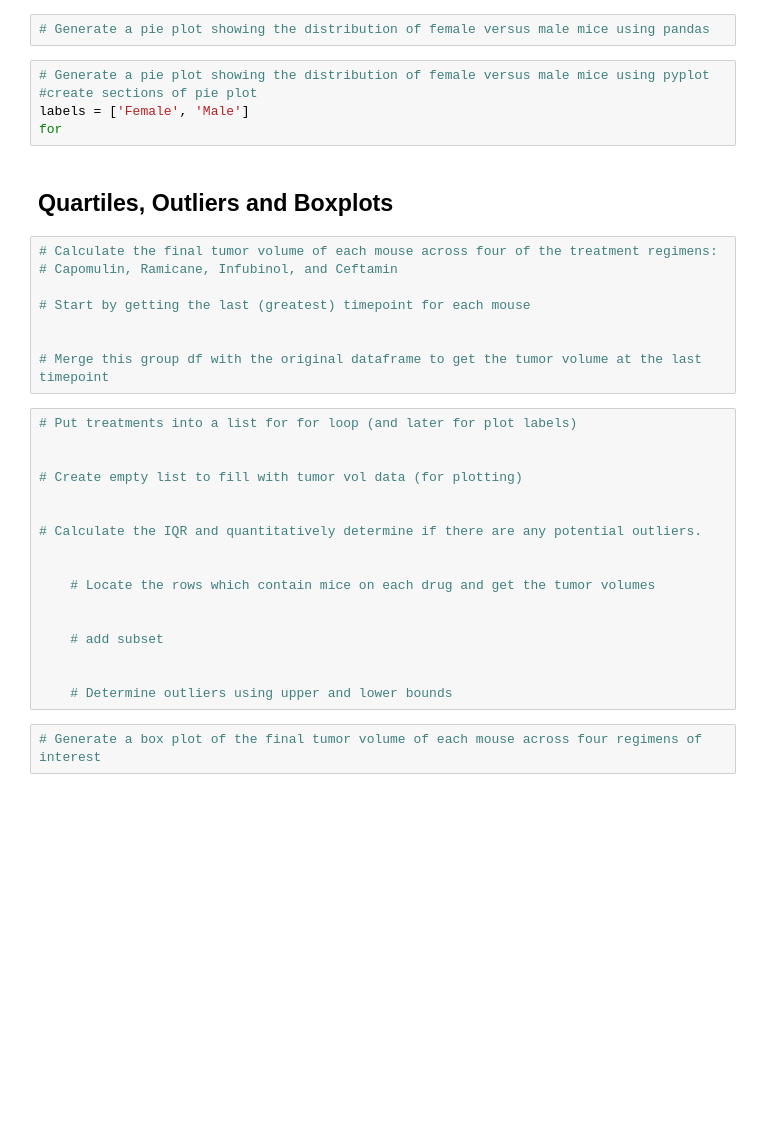
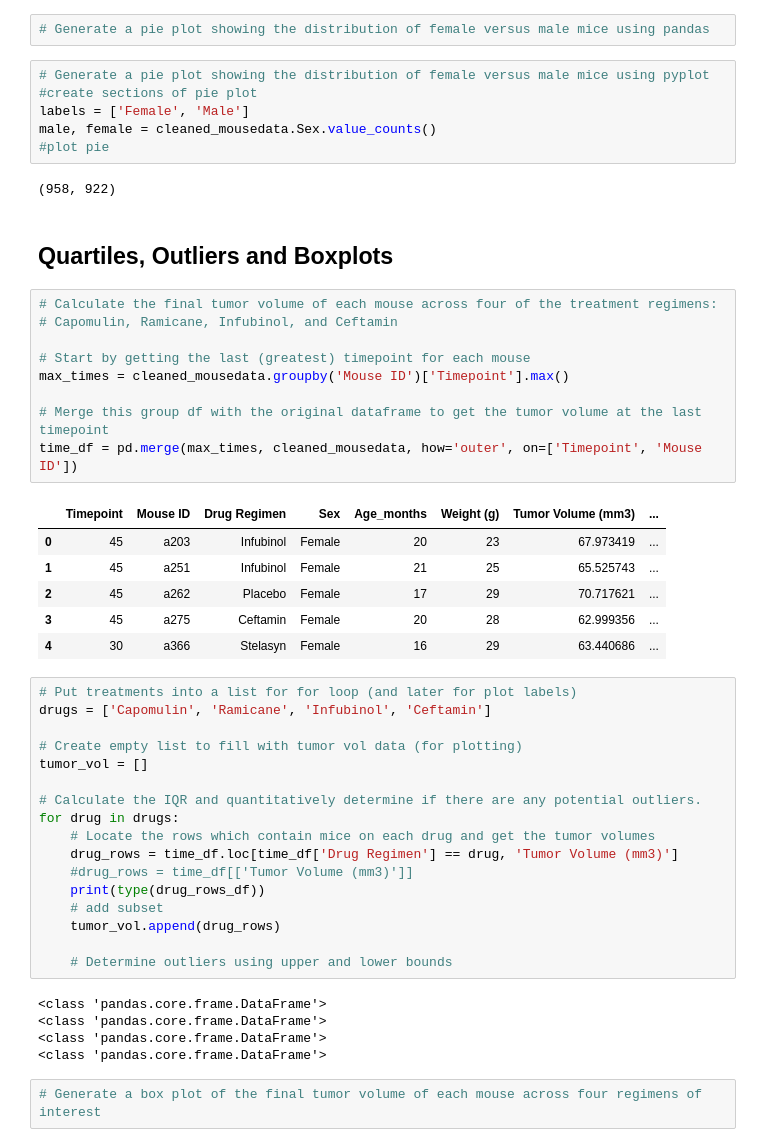
Before and after one commit to NoniBell/pyPharm-challenge, a Jupyter notebook: pymaceuticals_starter.ipynb, the cells around one changed output. Saved outputs shown, nothing was run; the diff lists cells and outputs as text; blank space fills up the shorter version.

Commit message:
finished tutoring session discussing useful pandas functions

```diff
--- a/pymaceuticals_starter.ipynb
+++ b/pymaceuticals_starter.ipynb
@@ -167,34 +161,50 @@ SyntaxError: invalid syntax (<ipython-input-38-7092026a65ba>, line 7)
 # Generate a pie plot showing the distribution of female versus male mice using pyplot
 #create sections of pie plot
 labels = ['Female', 'Male']
-for
+male, female = cleaned_mousedata.Sex.value_counts()
+#plot pie
+# %% [output]
+(958, 922)
 # %% [markdown]
 ## Quartiles, Outliers and Boxplots
 # %%
 # Calculate the final tumor volume of each mouse across four of the treatment regimens:
 # Capomulin, Ramicane, Infubinol, and Ceftamin
 
 # Start by getting the last (greatest) timepoint for each mouse
-
+max_times = cleaned_mousedata.groupby('Mouse ID')['Timepoint'].max()
 
 # Merge this group df with the original dataframe to get the tumor volume at the last timepoint
+time_df = pd.merge(max_times, cleaned_mousedata, how='outer', on=['Timepoint', 'Mouse ID'])
+# %% [output]
+|  | Timepoint | Mouse ID | Drug Regimen | Sex | Age_months | Weight (g) | Tumor Volume (mm3) | ... |
+| 0 | 45 | a203 | Infubinol | Female | 20 | 23 | 67.973419 | ... |
+| 1 | 45 | a251 | Infubinol | Female | 21 | 25 | 65.525743 | ... |
+| 2 | 45 | a262 | Placebo | Female | 17 | 29 | 70.717621 | ... |
+| 3 | 45 | a275 | Ceftamin | Female | 20 | 28 | 62.999356 | ... |
+| 4 | 30 | a366 | Stelasyn | Female | 16 | 29 | 63.440686 | ... |
 # %%
 # Put treatments into a list for for loop (and later for plot labels)
-
+drugs = ['Capomulin', 'Ramicane', 'Infubinol', 'Ceftamin']
 
 # Create empty list to fill with tumor vol data (for plotting)
-
+tumor_vol = []
 
 # Calculate the IQR and quantitatively determine if there are any potential outliers.
-
-
+for drug in drugs:
     # Locate the rows which contain mice on each drug and get the tumor volumes
-
-
+    drug_rows = time_df.loc[time_df['Drug Regimen'] == drug, 'Tumor Volume (mm3)']
+    #drug_rows = time_df[['Tumor Volume (mm3)']]
+    print(type(drug_rows_df))
     # add subset
-
+    tumor_vol.append(drug_rows)
 
     # Determine outliers using upper and lower bounds
+# %% [output]
+<class 'pandas.core.frame.DataFrame'>
+<class 'pandas.core.frame.DataFrame'>
+<class 'pandas.core.frame.DataFrame'>
+<class 'pandas.core.frame.DataFrame'>
 # %%
 # Generate a box plot of the final tumor volume of each mouse across four regimens of interest
 # %% [markdown]
```
Also changed, not shown: parts of 2 cells of this notebook.
